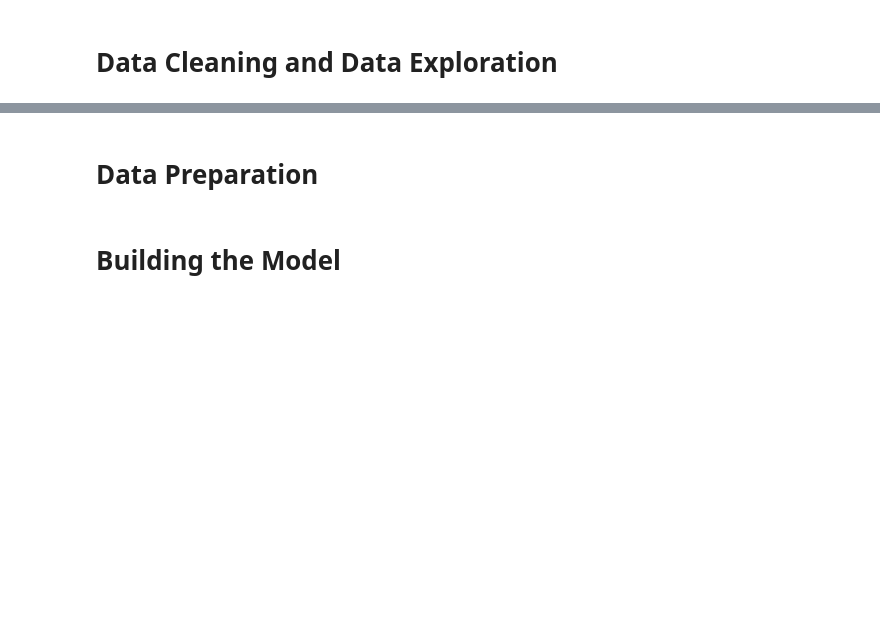
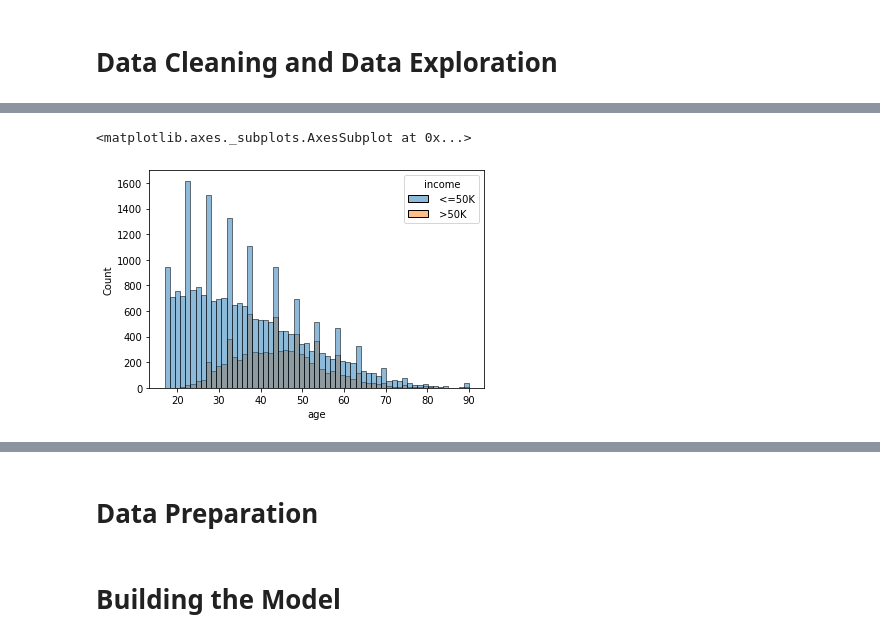
Before and after one commit to mlukan/GDA3B2021, a Jupyter notebook: Martin_Dojo_Week_1_.ipynb, the cells around one changed output, grey strips where cells are left out. Saved outputs shown, nothing was run; the diff lists cells and outputs as text; code cells hidden in the pictures; blank space fills up the shorter version.

```diff
--- a/Martin_Dojo_Week_1_.ipynb
+++ b/Martin_Dojo_Week_1_.ipynb
@@ -36,3 +61,8 @@ df_income.head()
 # Distribution of Target class, are we in a balanced or inbalanced set?
 # %%
 # plot a Histogram of the age distribution of the income that is colored by income <50 and income >50
+
+sns.histplot(x=df_income['age'],hue=df_income['income'])
+# %% [output]
+<matplotlib.axes._subplots.AxesSubplot at 0x...>
+[figure, added]
```
Also changed, not shown: parts of 5 cells of this notebook.
